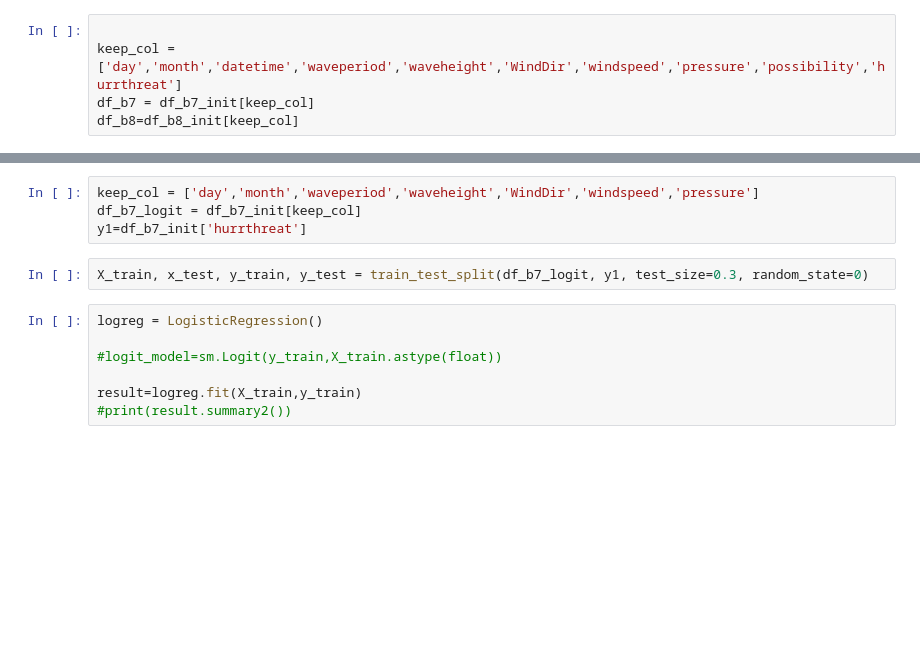
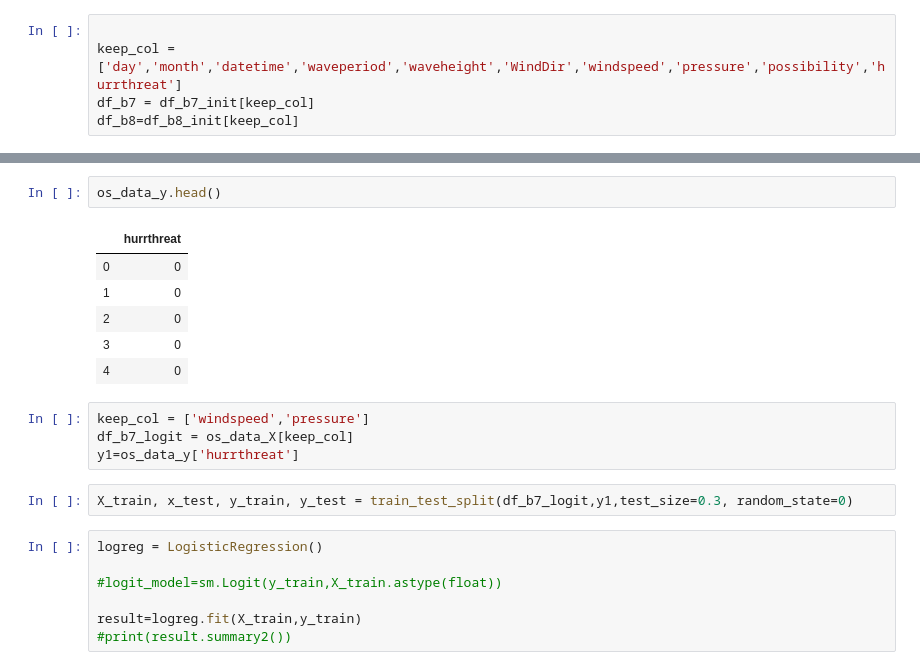
Before and after one commit to ishwarc404/Weather_Prediction_DataAnalytics, a Jupyter notebook: MODEL/Logistic/Logistic.ipynb, the cells around one changed output, grey strips where cells are left out. Drawn from its saved outputs; the diff is of its cells as text; blank space fills up the shorter version.

```diff
--- a/MODEL/Logistic/Logistic.ipynb
+++ b/MODEL/Logistic/Logistic.ipynb
@@ -63,9 +113,18 @@ Text(0, 0.5, 'pressure')
+# %%
+os_data_y.head()
+# %% [output]
+|  | hurrthreat |
+| 0 | 0 |
+| 1 | 0 |
+| 2 | 0 |
+| 3 | 0 |
+| 4 | 0 |
 # %%
-keep_col = ['day','month','waveperiod','waveheight','WindDir','windspeed','pressure']
-df_b7_logit = df_b7_init[keep_col]
-y1=df_b7_init['hurrthreat']
+keep_col = ['windspeed','pressure']
+df_b7_logit = os_data_X[keep_col]
+y1=os_data_y['hurrthreat']
 # %%
-X_train, x_test, y_train, y_test = train_test_split(df_b7_logit, y1, test_size=0.3, random_state=0)
+X_train, x_test, y_train, y_test = train_test_split(df_b7_logit,y1,test_size=0.3, random_state=0)
 # %%
 logreg = LogisticRegression()
 
```
Also changed, not shown: parts of 10 cells of this notebook, 1 other file.
